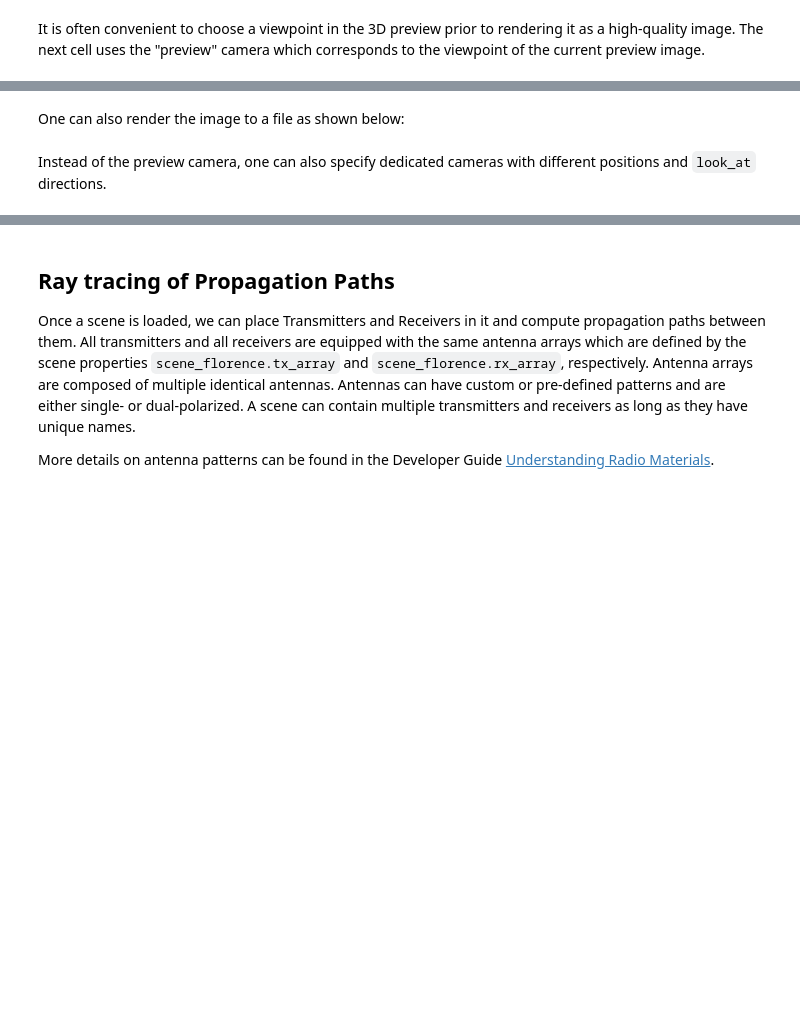
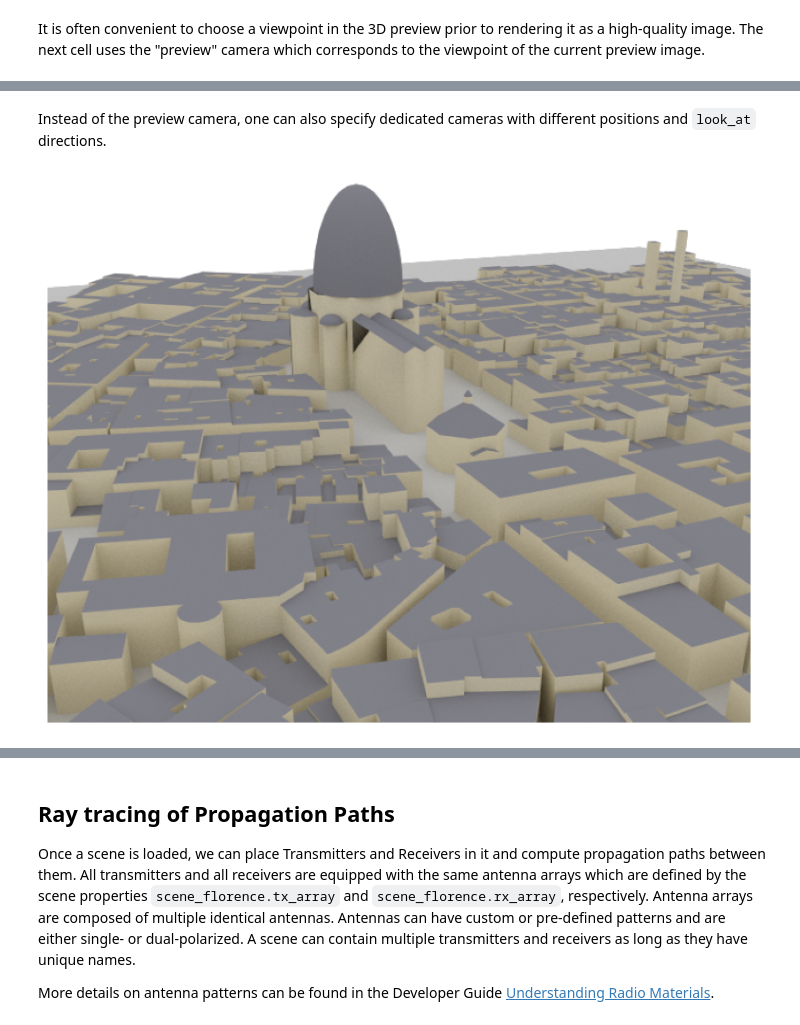
Before and after one commit to lostinafro/comm-workshops, a Jupyter notebook: 2026_wirelesscomms/raytracer_channel.ipynb, the cells around one changed output, grey strips where cells are left out. Drawn from its saved outputs; the diff is of its cells as text; code cells hidden in the pictures; blank space fills up the shorter version.

```diff
--- a/2026_wirelesscomms/raytracer_channel.ipynb
+++ b/2026_wirelesscomms/raytracer_channel.ipynb
@@ -113,2 +71,0 @@ if not no_preview:
-# %% [markdown]
-One can also render the image to a file as shown below:
@@ -122,7 +73,9 @@ if not no_preview:
 Instead of the preview camera, one can also specify dedicated cameras with different positions and `look_at` directions.
 # %%
 # Create new camera with different configuration
-my_cam = Camera(position=[-250,250,150], look_at=[-15,30,28])
+my_cam = Camera(position=[-350,150,150], look_at=[0,0,0])
 
 # Render scene_florence with new camera*
 scene_florence.render(camera=my_cam, resolution=[650, 500], num_samples=512); # Increase num_samples to increase image quality
+# %% [output]
+[figure, added]
```
Also changed, not shown: parts of 37 cells of this notebook, 3 other files.
